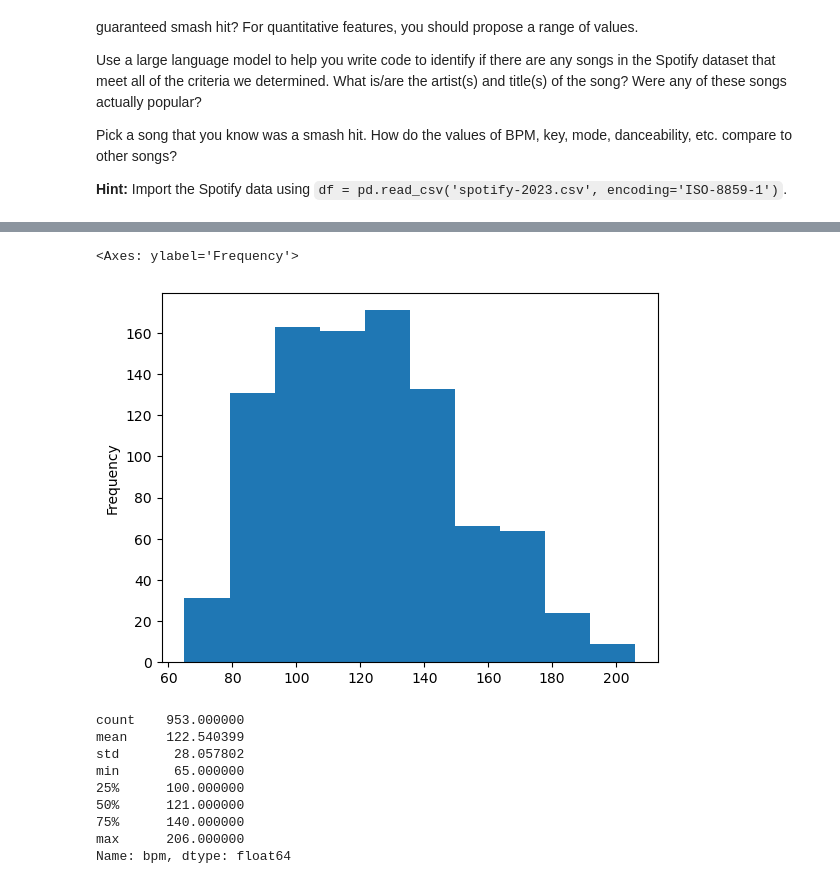
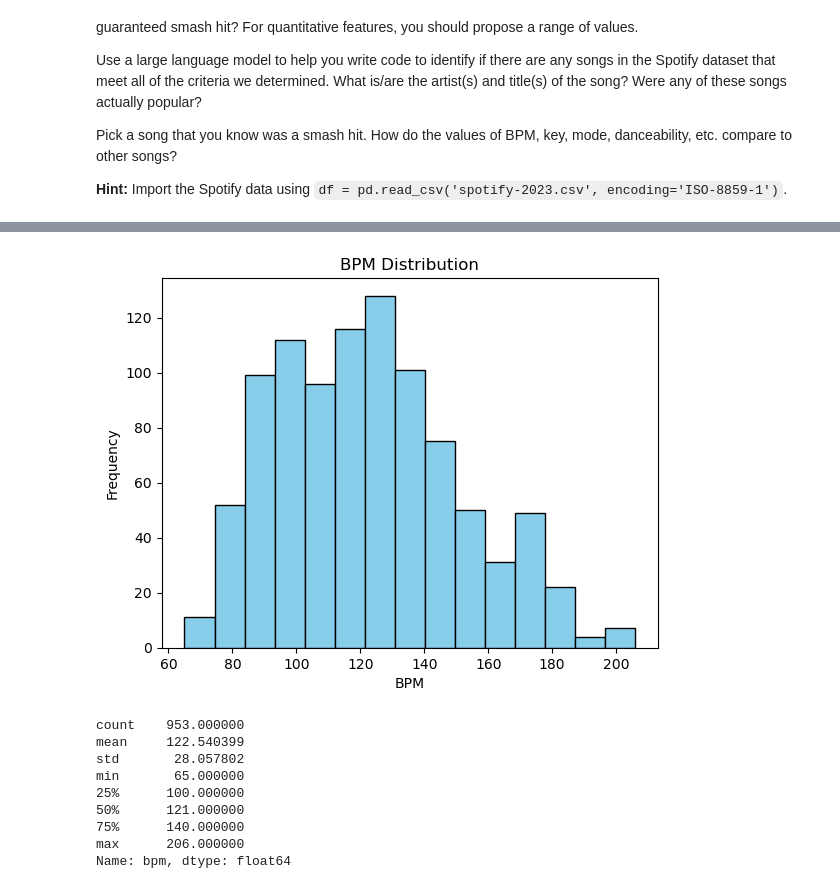
Before and after one commit to candace1been/Data_Visualization_And_Modeling, a Jupyter notebook: Lab/1.3 Data Visualization Lab.ipynb, the cells around one changed output, grey strips where cells are left out. Drawn from its saved outputs; the diff is of its cells as text; code cells hidden in the pictures.

```diff
--- a/Lab/1.3 Data Visualization Lab.ipynb
+++ b/Lab/1.3 Data Visualization Lab.ipynb
@@ -36,8 +29,10 @@ df.head()
 # %%
-df['bpm'].plot(kind='hist')
+# BPM Distribution
+df['bpm'].plot(kind='hist', bins=15, title='BPM Distribution', color='skyblue', edgecolor='black')
+plt.xlabel('BPM')
+plt.show()
 # %% [output]
-<Axes: ylabel='Frequency'>
-[figure, old version]
+[figure, new version]
 # %%
 df['bpm'].describe()
 # %% [output]
```
Also changed, not shown: parts of 4 cells of this notebook, 8 other files.
